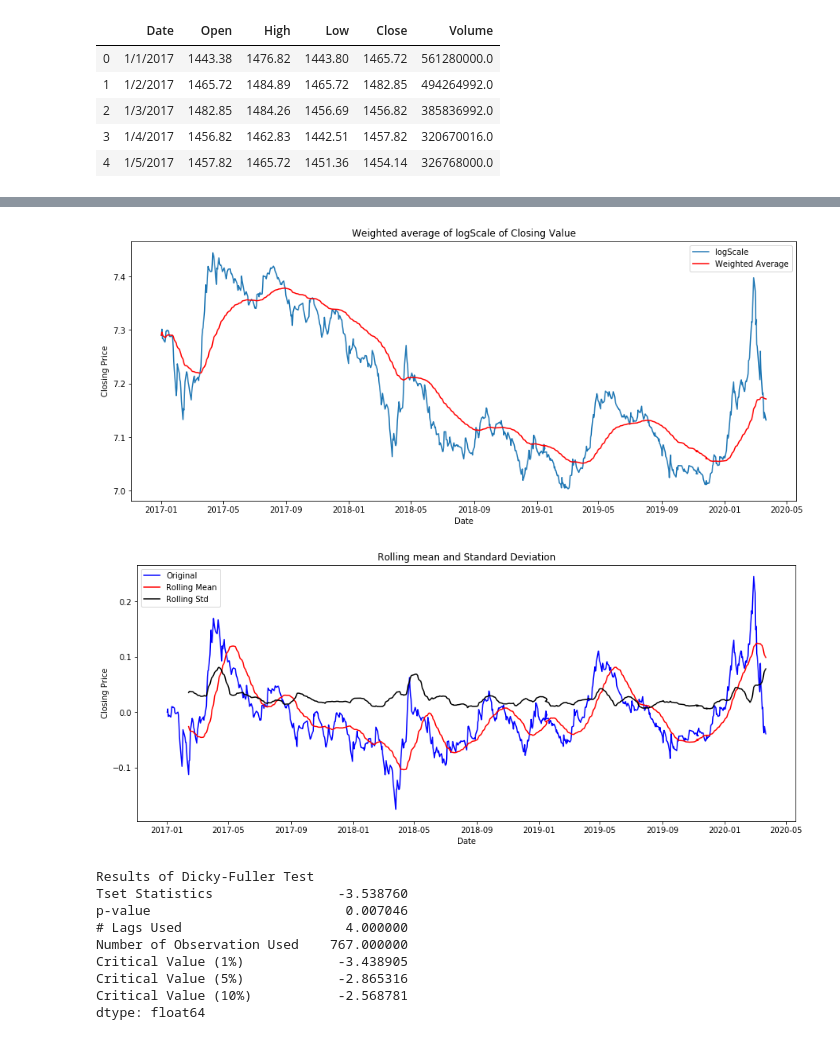
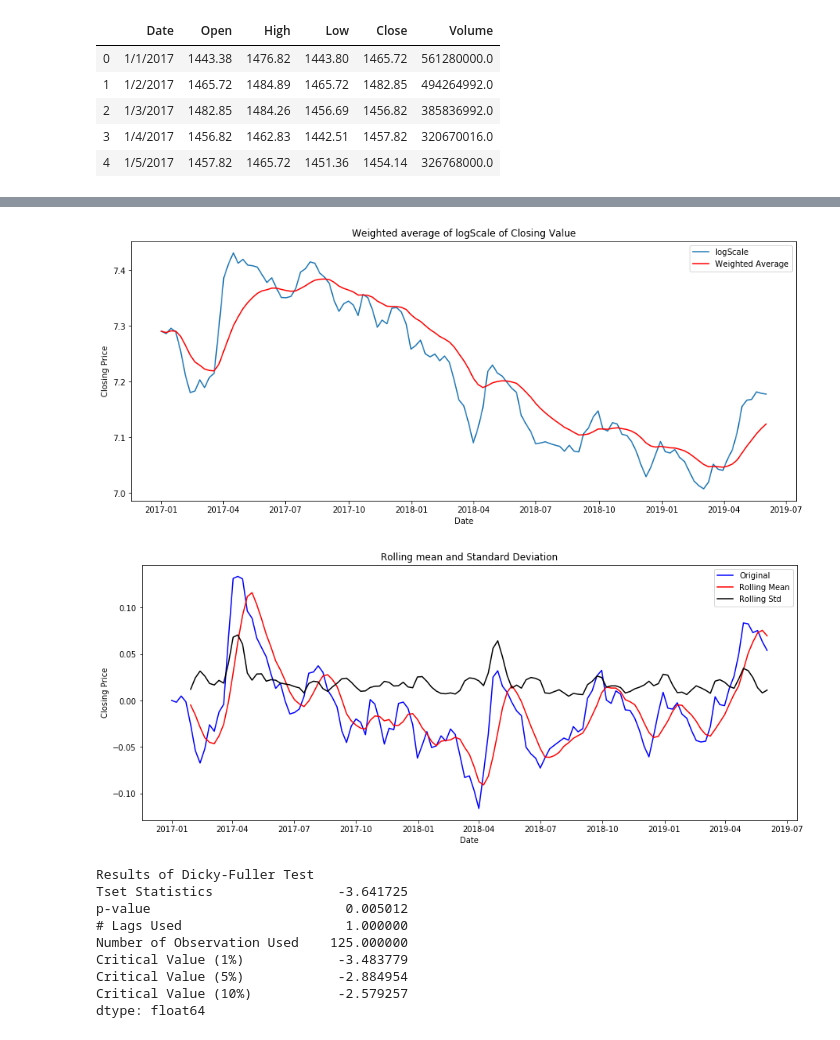
Before and after one commit to gentilhimal/ARIMA-Stock-Prediction, a Jupyter notebook: stock.ipynb, the cells around one changed output, grey strips where cells are left out. Cells and saved outputs as stored; diff of their text form; code cells hidden in the pictures.

```diff
--- a/stock.ipynb
+++ b/stock.ipynb
@@ -91,8 +142,8 @@ Critical Value (10%)           -2.568781
 dtype: float64
 # %%
 #Estimating Trend
-close_logScale=np.log(close)
-plt.plot(time,close_logScale,color='blue')
+close_logScale=np.log(train)
+plt.plot(close_logScale,color='blue')
 plt.title("Estimating Trend Using Logscale")
 plt.xlabel('Date')
 plt.ylabel('Closing Price')
@@ -102,10 +153,10 @@ plt.show(block=False)
 # %%
 #moving average of logScale of closing vallue
-movingAverage=close_logScale.rolling(window=30).mean()
-movingSTD=close_logScale.rolling(window=30).std()
+movingAverage=close_logScale.rolling(window=5).mean()
+movingSTD=close_logScale.rolling(window=5).std()
 plt.title("Moving average of logScale of Closing Value")
-plt.plot(time,close_logScale,label="logScale")
-plt.plot(time,movingAverage,color="red",label="moving average")
+plt.plot(close_logScale,label="logScale")
+plt.plot(movingAverage,color="red",label="moving average")
 plt.legend(loc="best")
 plt.xlabel('Date')
 plt.ylabel('Closing Price')
@@ -139,8 +187,8 @@ indexed_data
 def test_stationarity(timeseries):
 
     #determining moving average
-    movingAverage=timeseries.rolling(window=30).mean()
-    movingSTD=timeseries.rolling(window=30).std()
+    movingAverage=timeseries.rolling(window=5).mean()
+    movingSTD=timeseries.rolling(window=5).std()
 
     #plot rolling statistics
     plt.title("Rolling mean and Standard Deviation")
@@ -174,31 +222,29 @@ Critical Value (10%)           -2.568860
 dtype: float64
 # %%
 #calculating weighted average of time series
-exponentialDecayWeightedAverage=close_logScale.ewm(halflife=30, min_periods=0, adjust=True).mean()
-plt.plot(time,close_logScale,label='logScale')
-plt.plot(time,exponentialDecayWeightedAverage,color='red',label="Weighted Average")
+exponentialDecayWeightedAverage=close_logScale.ewm(halflife=5, min_periods=0, adjust=True).mean()
+plt.plot(close_logScale,label='logScale')
+plt.plot(exponentialDecayWeightedAverage,color='red',label="Weighted Average")
 plt.title("Weighted average of logScale of Closing Value")
 plt.legend(loc="best")
 plt.xlabel('Date')
 plt.ylabel('Closing Price')
 plt.show(block=False)
 # %% [output]
-[figure, old version]
+[figure, new version]
 # %%
 #differencing weighted average from logScale closing value
 close_logscaleMinusMovingDecayAverage=close_logScale-exponentialDecayWeightedAverage
-close_logscaleMinusMovingDecayAverage=close_logscaleMinusMovingDecayAverage.to_frame()
-close_logscaleMinusMovingDecayAverage.set_index(time,inplace=True)
 test_stationarity(close_logscaleMinusMovingDecayAverage)
 # %% [output]
-[figure, old version]
+[figure, new version]
 Results of Dicky-Fuller Test
-Tset Statistics                -3.538760
-p-value                         0.007046
-# Lags Used                     4.000000
-Number of Observation Used    767.000000
-Critical Value (1%)            -3.438905
-Critical Value (5%)            -2.865316
-Critical Value (10%)           -2.568781
+Tset Statistics                -3.641725
+p-value                         0.005012
+# Lags Used                     1.000000
+Number of Observation Used    125.000000
+Critical Value (1%)            -3.483779
+Critical Value (5%)            -2.884954
+Critical Value (10%)           -2.579257
 dtype: float64
 # %%
```
Also changed, not shown: parts of 41 cells of this notebook.
